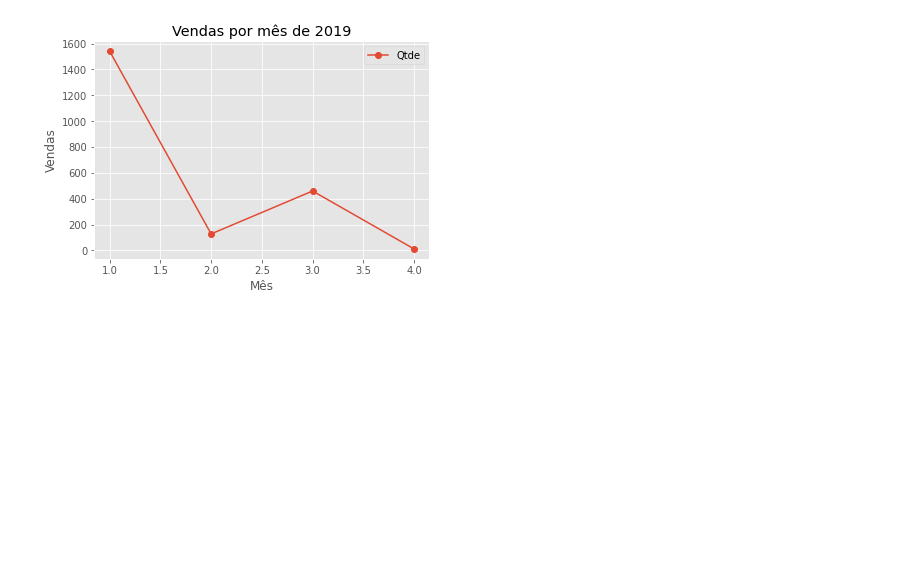
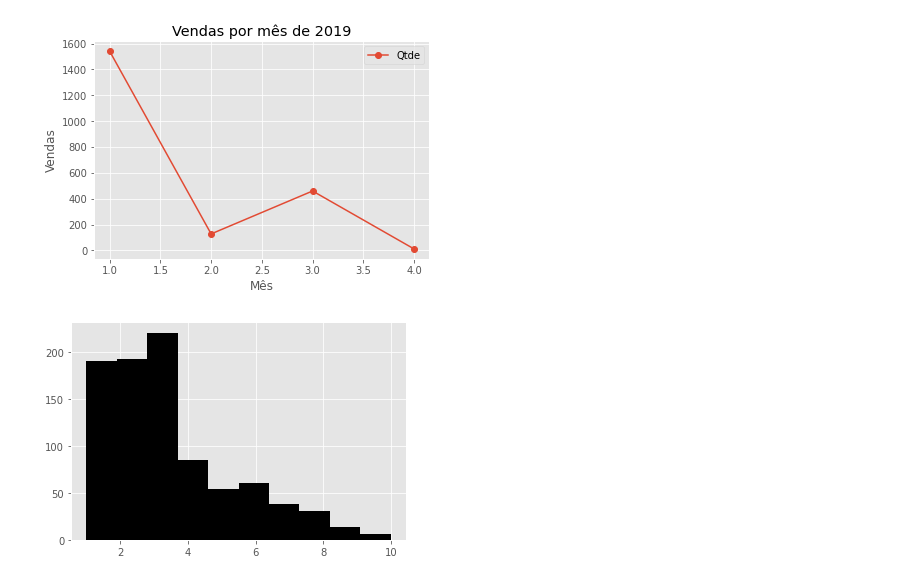
Before and after one commit to shl0mo/AnaliseDados_DIO-Pandas, a Jupyter notebook: AnaliseDados_DIO_Pandas.ipynb, the cells around one changed output. Cells and saved outputs as stored; diff of their text form; code cells hidden in the pictures; blank space fills up the shorter version.

```diff
--- a/AnaliseDados_DIO_Pandas.ipynb
+++ b/AnaliseDados_DIO_Pandas.ipynb
@@ -558,3 +558,9 @@ plt.legend()
 # %% [output]
 <matplotlib.legend.Legend at 0x...>
 [figure]
+# %%
+#Histograma das quantidades de vendas:
+#Método hist()
+plt.hist(df.Qtde, color='black');
+# %% [output]
+[figure, added]
```
Also changed, not shown: parts of 2 cells of this notebook.
